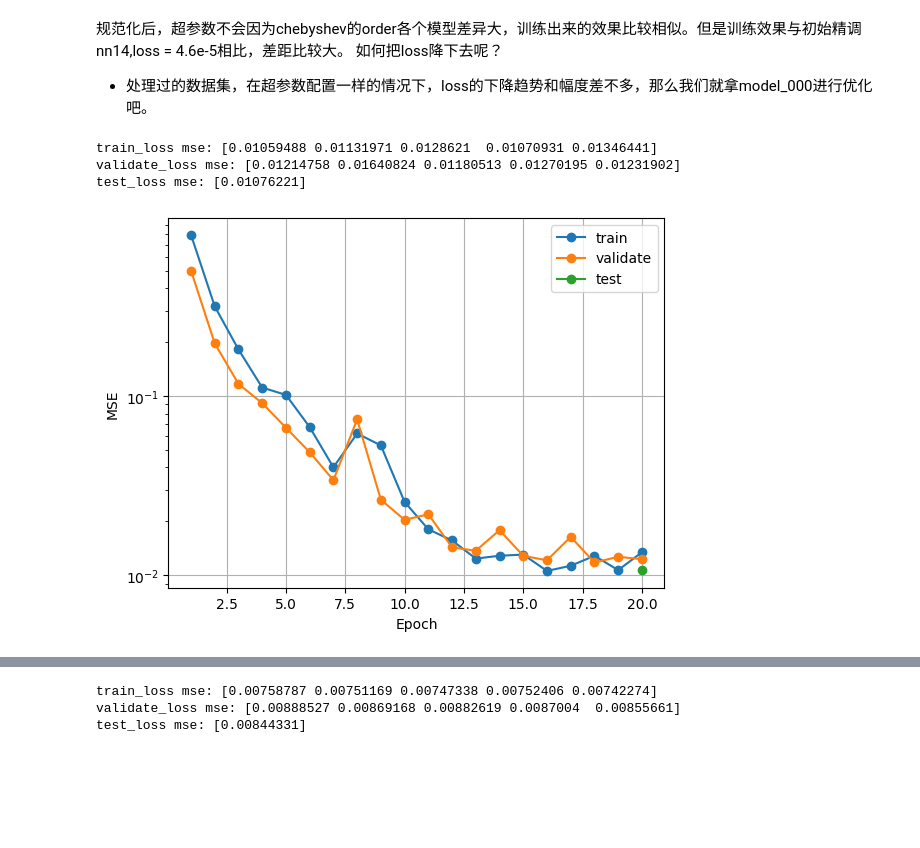
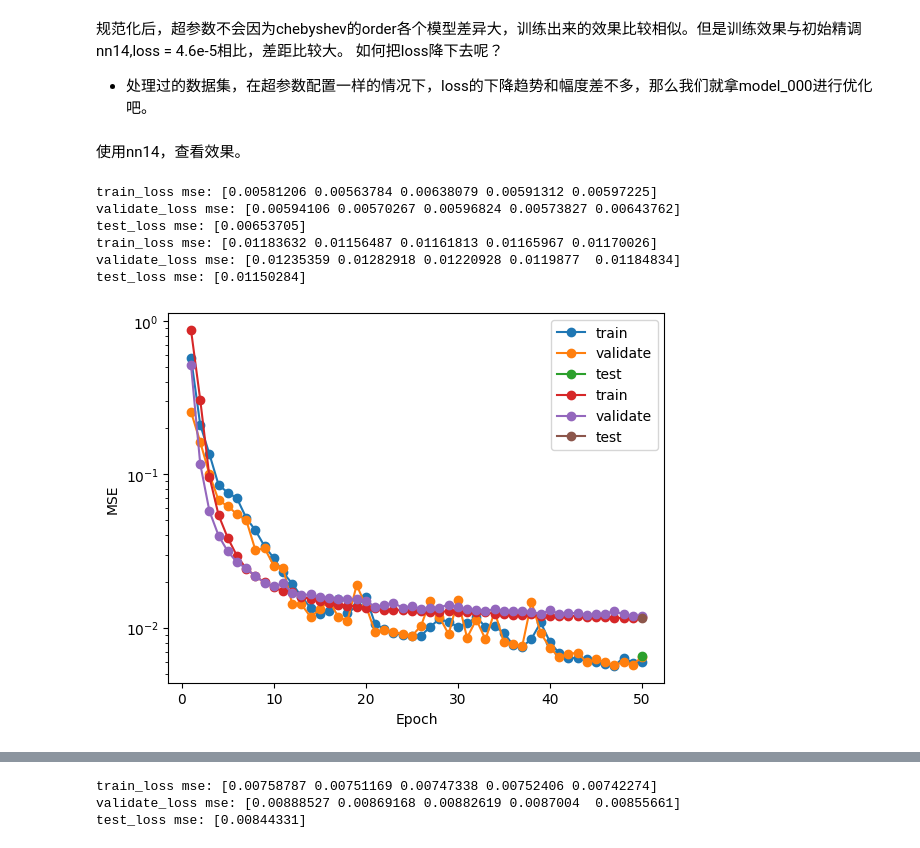
Before and after one commit to Tinrry/anderson, a Jupyter notebook: Untitled.ipynb, the cells around one changed output, grey strips where cells are left out. Drawn from its saved outputs; the diff is of its cells as text; code cells hidden in the pictures; blank space fills up the shorter version.

```diff
--- a/Untitled.ipynb
+++ b/Untitled.ipynb
@@ -69,12 +97,18 @@ test_loss mse: [0.03421684]
 规范化后，超参数不会因为chebyshev的order各个模型差异大，训练出来的效果比较相似。但是训练效果与初始精调nn14,loss = 4.6e-5相比，差距比较大。
 如何把loss降下去呢？
 - 处理过的数据集，在超参数配置一样的情况下，loss的下降趋势和幅度差不多，那么我们就拿model_000进行优化吧。
+# %% [markdown]
+使用nn14，查看效果。
 # %%
 # 使用config_3_norm.json
-loss_f = "nn_14/loss_3_norm.h5"
+loss_f = "nn_7/loss_3_norm.h5"
 plot_loss_epoch(loss_f, title='', n_model='model_000')
+plot_loss_epoch(loss_f, title='', n_model='model_001')
 # %% [output]
-train_loss mse: [0.01059488 0.01131971 0.0128621  0.01070931 0.01346441]
-validate_loss mse: [0.01214758 0.01640824 0.01180513 0.01270195 0.01231902]
-test_loss mse: [0.01076221]
+train_loss mse: [0.00581206 0.00563784 0.00638079 0.00591312 0.00597225]
+validate_loss mse: [0.00594106 0.00570267 0.00596824 0.00573827 0.00643762]
+test_loss mse: [0.00653705]
+train_loss mse: [0.01183632 0.01156487 0.01161813 0.01165967 0.01170026]
+validate_loss mse: [0.01235359 0.01282918 0.01220928 0.0119877  0.01184834]
+test_loss mse: [0.01150284]
-[figure, old version]
+[figure, new version]
```
Also changed, not shown: parts of 7 cells of this notebook, 6 other files.
